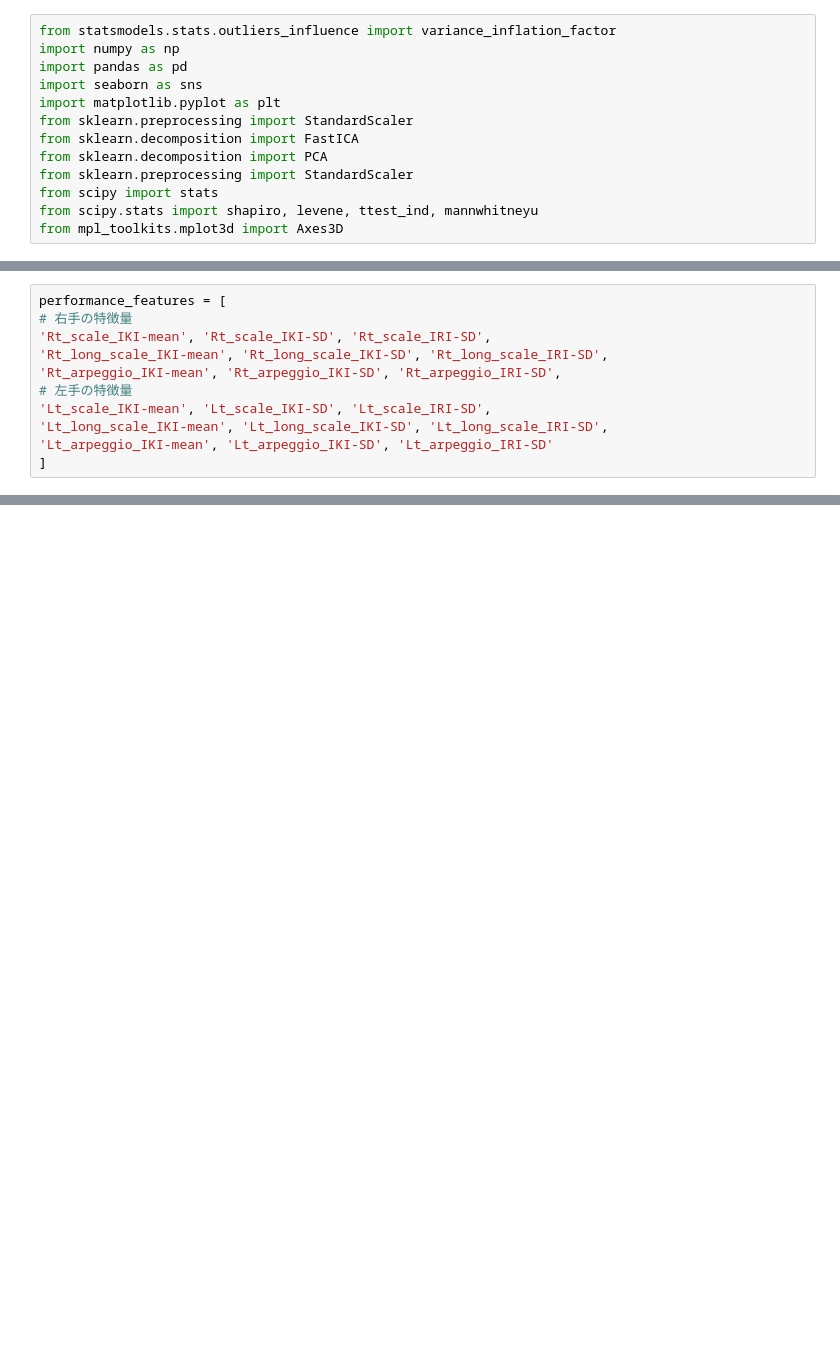
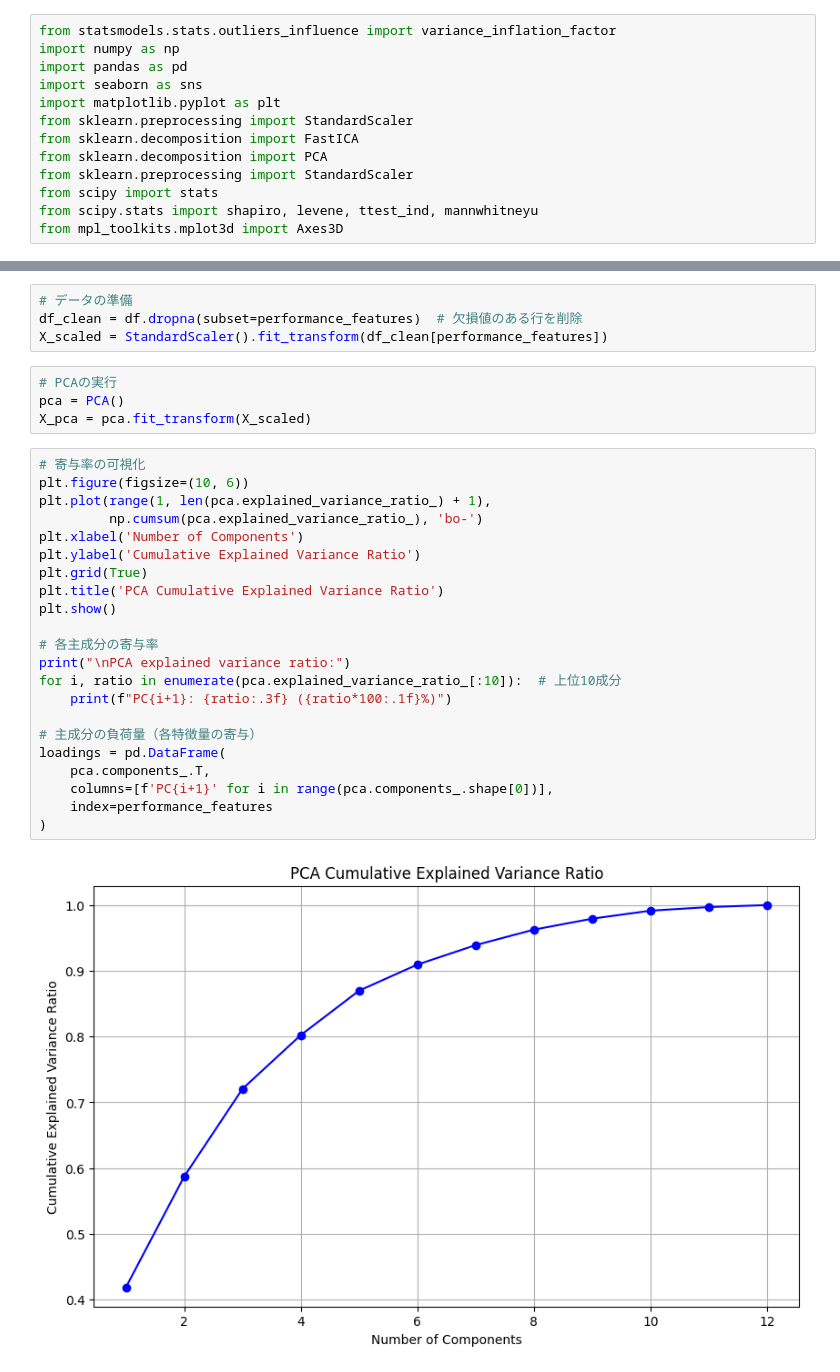
Before and after one commit to amijas/tokimura_analysis, a Jupyter notebook: analysis_ver2.ipynb, the cells around one changed output, grey strips where cells are left out. Cells and saved outputs as stored; diff of their text form; blank space fills up the shorter version.

```diff
--- a/analysis_ver2.ipynb
+++ b/analysis_ver2.ipynb
@@ -102,11 +76,0 @@ print(vif_data.sort_values('VIF', ascending=False))
-# %%
-performance_features = [
-# 右手の特徴量
-'Rt_scale_IKI-mean', 'Rt_scale_IKI-SD', 'Rt_scale_IRI-SD',
-'Rt_long_scale_IKI-mean', 'Rt_long_scale_IKI-SD', 'Rt_long_scale_IRI-SD',
-'Rt_arpeggio_IKI-mean', 'Rt_arpeggio_IKI-SD', 'Rt_arpeggio_IRI-SD',
-# 左手の特徴量
-'Lt_scale_IKI-mean', 'Lt_scale_IKI-SD', 'Lt_scale_IRI-SD',
-'Lt_long_scale_IKI-mean', 'Lt_long_scale_IKI-SD', 'Lt_long_scale_IRI-SD',
-'Lt_arpeggio_IKI-mean', 'Lt_arpeggio_IKI-SD', 'Lt_arpeggio_IRI-SD'
-]
@@ -876,0 +133,32 @@ PCAスコアデータフレーム: 44
+# %%
+# データの準備
+df_clean = df.dropna(subset=performance_features)  # 欠損値のある行を削除
+X_scaled = StandardScaler().fit_transform(df_clean[performance_features])
+# %%
+# PCAの実行
+pca = PCA()
+X_pca = pca.fit_transform(X_scaled)
+# %%
+# 寄与率の可視化
+plt.figure(figsize=(10, 6))
+plt.plot(range(1, len(pca.explained_variance_ratio_) + 1),
+         np.cumsum(pca.explained_variance_ratio_), 'bo-')
+plt.xlabel('Number of Components')
+plt.ylabel('Cumulative Explained Variance Ratio')
+plt.grid(True)
+plt.title('PCA Cumulative Explained Variance Ratio')
+plt.show()
+
+# 各主成分の寄与率
+print("\nPCA explained variance ratio:")
+for i, ratio in enumerate(pca.explained_variance_ratio_[:10]):  # 上位10成分
+    print(f"PC{i+1}: {ratio:.3f} ({ratio*100:.1f}%)")
+
+# 主成分の負荷量（各特徴量の寄与）
+loadings = pd.DataFrame(
+    pca.components_.T,
+    columns=[f'PC{i+1}' for i in range(pca.components_.shape[0])],
+    index=performance_features
+)
+# %% [output]
+[figure, added]
```
Also changed, not shown: parts of 38 cells of this notebook, 1 other file.
